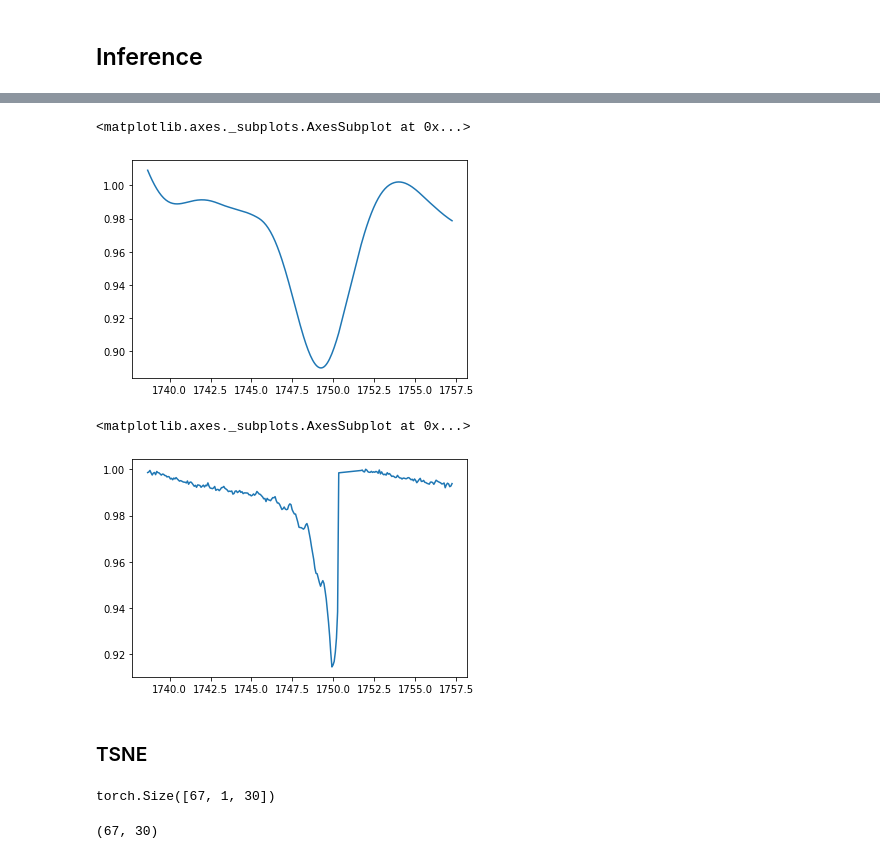
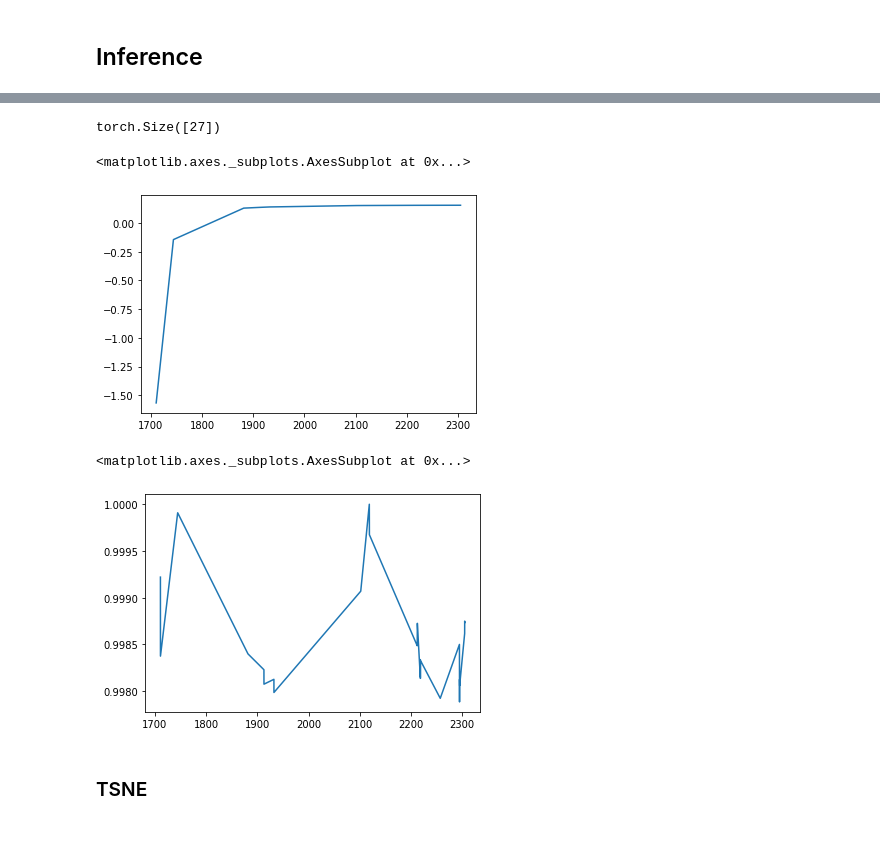
Before and after one commit to glennkroegel/pytorch-starlightcurves, a Jupyter notebook: reconstruct_interpolated_latent_ode.ipynb, the cells around one changed output, grey strips where cells are left out. Cells and saved outputs as stored; diff of their text form; code cells hidden in the pictures.

Commit message:
Gaia loader fixed, trains, results shit

```diff
--- a/reconstruct_interpolated_latent_ode.ipynb
+++ b/reconstruct_interpolated_latent_ode.ipynb
@@ -67,13 +67,14 @@ LatentODE(
   )
 )
 # %%
-loader = torch.load('tess_train.pt')
+loader = torch.load('gaia_train.pt')
 # %% [markdown]
 ## Inference
 # %%
 z_us = []
 z_stds = []
 truths = []
+ts = []
 recs = []
 for batch in tqdm(loader):
     observed = batch['observed_data']
@@ -85,6 +86,7 @@ for batch in tqdm(loader):
     x = torch.cat((observed, mask), -1)
     x2 = torch.cat((true, mask_pred), -1)
     t = batch['observed_tp']
+    ts.append(t)
     z_u, z_std = model.encoder_z0.forward(x, t)
     rec = model.get_reconstruction(time_steps_to_predict=t, truth=x, truth_time_steps=t)
     recs.append(rec)
@@ -131,29 +135,29 @@ sns.lineplot(x=t, y=out)
 # %%
 ix=19
+# %%
+recs[ix][0].squeeze().shape
+# %% [output]
+torch.Size([27])
 # %%
-sns.lineplot(x=t, y=recs[ix][0].squeeze().detach().cpu().numpy())
+sns.lineplot(x=ts[ix], y=recs[ix][0].squeeze().detach().cpu().numpy())
 # %% [output]
 <matplotlib.axes._subplots.AxesSubplot at 0x...>
-[figure, old version]
+[figure, new version]
 # %%
-sns.lineplot(x=t, y=truths[ix].squeeze().detach().cpu().numpy())
+sns.lineplot(x=ts[ix], y=truths[ix].squeeze().detach().cpu().numpy())
 # %% [output]
 <matplotlib.axes._subplots.AxesSubplot at 0x...>
-[figure, old version]
+[figure, new version]
 # %% [markdown]
 ### TSNE
 # %%
 from sklearn.manifold import TSNE
 # %%
 z_us.shape
-# %% [output]
-torch.Size([67, 1, 30])
 # %%
 latents = z_us.squeeze().detach().cpu().numpy()
 # %%
 latents.shape
-# %% [output]
-(67, 30)
 # %%
 tsne = TSNE(perplexity=10)
 # %%
```
Also changed, not shown: parts of 10 cells of this notebook, 4 other files.
